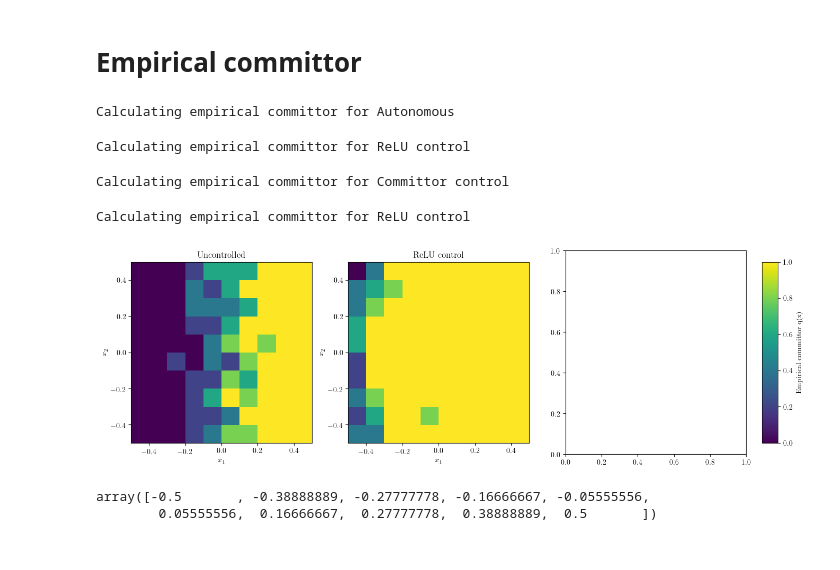
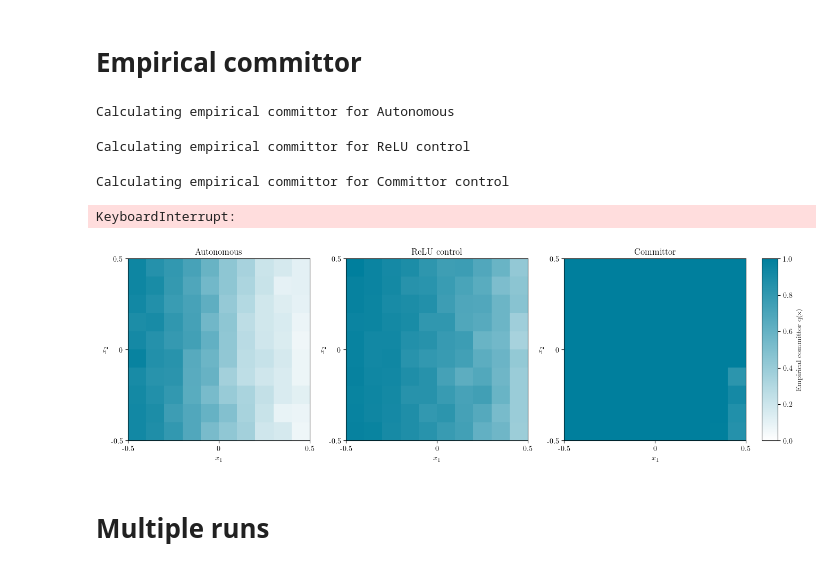
Before and after one commit to Asagodi/committor_control, a Jupyter notebook: estimation_test.ipynb, the cells around one changed output. Cells and saved outputs as stored; diff of their text form; code cells hidden in the pictures.

Commit message:
multiple run averages for estimation and control

```diff
--- a/estimation_test.ipynb
+++ b/estimation_test.ipynb
@@ -1435,54 +1855,67 @@ def generic_simulation(x0, T, dt, control_func=None, noise=None):
 # %%
 lambda_est = tracker.lambda_history[-1]
 l_unstable_est = tracker.lu_history[-1]
-D_est = 2*tracker.noise_history[-1] / dim
+if l_unstable_est[0] < 0:
+    l_unstable_est = -l_unstable_est
+noise_strength = tracker.noise_strength
+D_est = noise_strength_to_D(noise_strength, dt, dim)
 b_est = tracker.b_history[-1]
 
 sim_uncontrolled = partial(generic_simulation, control_func=None)
 sim_relu = partial(generic_simulation, control_func=partial(relu_feedback, l_unstable=l_unstable_est, lambda_u=lambda_est, D=D_est, x_fp=b_est, r_neigh=0.5))
-sim_committor = partial(generic_simulation, control_func=partial(high_precision_feedback, l_unstable=l_unstable_est, lambda_u=lambda_est, D=D_est, x_fp=b_est, r_neigh=0.5))
+sim_committor = partial(generic_simulation, control_func=partial(erf_feedback, a=0.5, l_unstable=l_unstable_est, lambda_u=lambda_est, D=D_est, x_fp=b_est, r_neigh=0.5)) #rectangular
+sim_relu_opt = partial(generic_simulation, control_func=partial(relu_feedback, l_unstable=l_unstable_true, lambda_u=1., D=D, x_fp=np.array([0.,0.]), r_neigh=0.5))
 # %%
-grid, q_uncontrolled = empirical_committor_grid(sim_uncontrolled, D=2*D, n_traj=5, T=2000, dt=0.01, num_points=10, desc="Autonomous")
-_, q_relu = empirical_committor_grid(sim_relu, D=2*D, n_traj=5, T=2000, dt=0.01, num_points=10, desc="ReLU control")
-_, q_comm = empirical_committor_grid(sim_committor, D=2*D, n_traj=5, T=2000, dt=0.01, num_points=10, desc="Committor control")
+n_traj = 200
+grid, q_uncontrolled = empirical_committor_grid(sim_uncontrolled, D=D, n_traj=n_traj, T=2000, dt=0.01, num_points=10, desc="Autonomous")
+_, q_relu = empirical_committor_grid(sim_relu, D=D, n_traj=n_traj, T=2000, dt=0.01, num_points=10, desc="ReLU control")
+_, q_comm = empirical_committor_grid(sim_committor, D=D, n_traj=n_traj, T=2000, dt=0.01, num_points=10, desc="Committor control")
+_, q_relu_opt = empirical_committor_grid(sim_relu_opt, D=D, n_traj=n_traj, T=2000, dt=0.01, num_points=10, desc="ReLU control")
 # %% [output]
 Calculating empirical committor for Autonomous
 Calculating empirical committor for ReLU control
 Calculating empirical committor for Committor control
+KeyboardInterrupt:
-# %%
-
-sim_relu_opt = partial(generic_simulation, control_func=partial(relu_feedback, l_unstable=l_unstable_real, lambda_u=1., D=D, x_fp=np.array([0.,0.]), r_neigh=0.5))
-_, q_relu_opt = empirical_committor_grid(sim_relu_opt, D=D, n_traj=5, T=2000, dt=0.01, num_points=10, desc="ReLU control")
-# %% [output]
-Calculating empirical committor for ReLU control
 # %%
+from matplotlib.colors import LinearSegmentedColormap
+ccn_color = "#007f9d"
+ccn_cmap = LinearSegmentedColormap.from_list("custom_007f9d", ["#ffffff", ccn_color])
+
 
 # Plot results
 fig, axs = plt.subplots(1, 3, figsize=(15, 5))
 for ax, q, title in zip(
     axs,
-    [q_uncontrolled, q_relu],
-    ["Uncontrolled", "ReLU control"]
+    [q_uncontrolled, q_relu, q_comm],
+    ["Autonomous", "ReLU control", "Committor"]
 ):
-    im = ax.imshow(q, origin='lower', extent=[-0.5, 0.5, -0.5, 0.5],
-                   vmin=0, vmax=1, cmap="viridis")
+    im = ax.imshow(1-q, origin='lower', extent=[-0.5, 0.5, -0.5, 0.5],
+                   vmin=0, vmax=1, cmap=ccn_cmap)
+    #pc = ax.pcolormesh(X, Y, Z, shading='auto', cmap=ccn_cmap, vmin=0.0, vmax=1.0)
+
     ax.set_title(title)
     ax.set_xlabel("$x_1$")
     ax.set_ylabel("$x_2$")
+
+    ax.set_xticks([-0.5, 0, 0.5])
+    ax.set_yticks([-0.5, 0, 0.5])
+    ax.set_xticklabels([-0.5, 0, 0.5])
+    ax.set_yticklabels([-0.5, 0, 0.5])
 
 # Get the bounding box of the subplots (they all have same y)
 pos = axs[0].get_position()
 
 # Place colorbar all the way to the right, matching subplot height
 cbar_ax = fig.add_axes([0.92, pos.y0, 0.02, pos.height])
 cbar = fig.colorbar(im, cax=cbar_ax, orientation='vertical')
 cbar.set_label("Empirical committor q(x)")
 
+# cbar = plt.colorbar(pc, ax=ax, label="Empirical Committor")
+# cbar.ax.tick_params(labelsize=fontsize)  # for tick labels
+# cbar.set_label("Empirical Committor", fontsize=fontsize)  # for colorbar label
+
 plt.show()
 # %% [output]
-[figure, old version]
+[figure, new version]
-# %%
-grid
-# %% [output]
-array([-0.5       , -0.38888889, -0.27777778, -0.16666667, -0.05555556,
-        0.05555556,  0.16666667,  0.27777778,  0.38888889,  0.5       ])
+# %% [markdown]
+# Multiple runs
```
Also changed, not shown: parts of 35 cells of this notebook.
